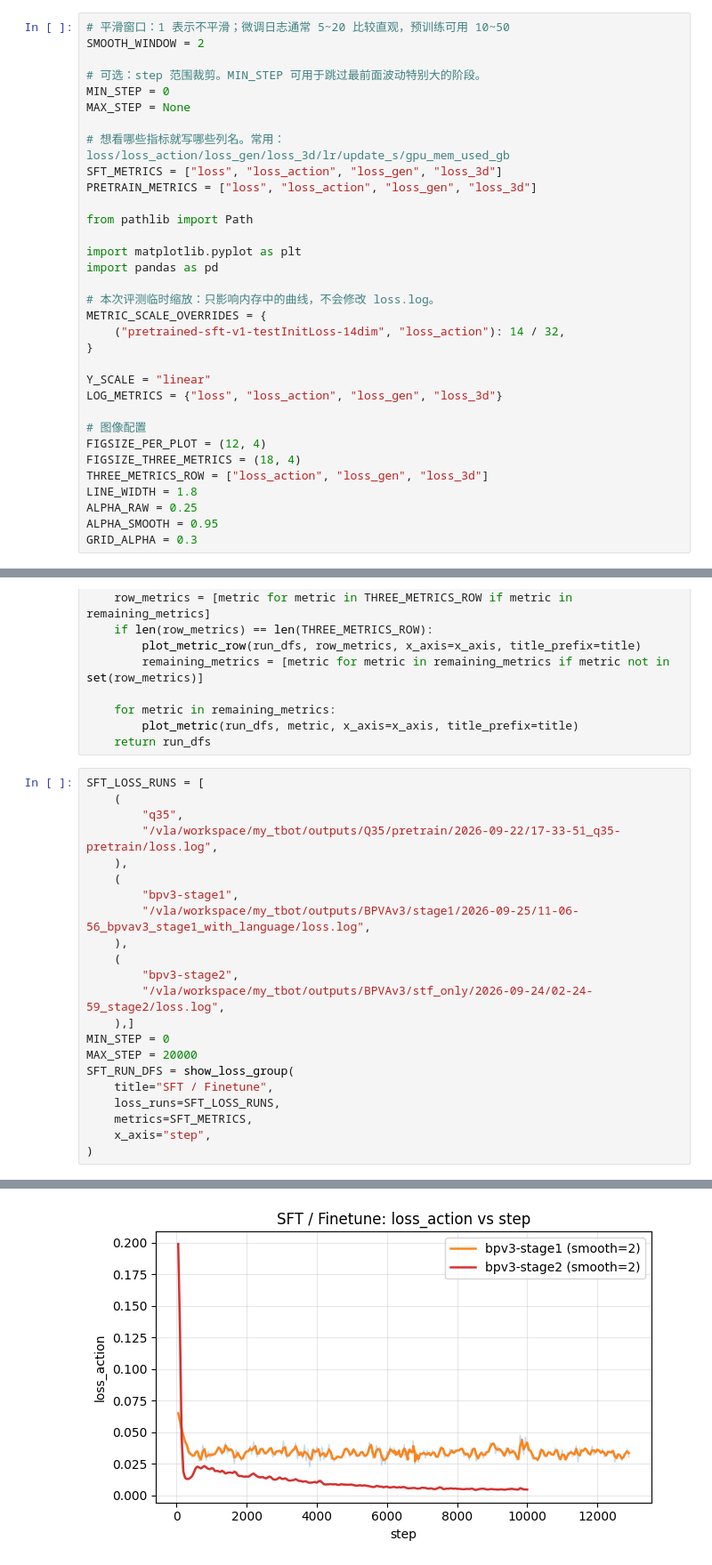
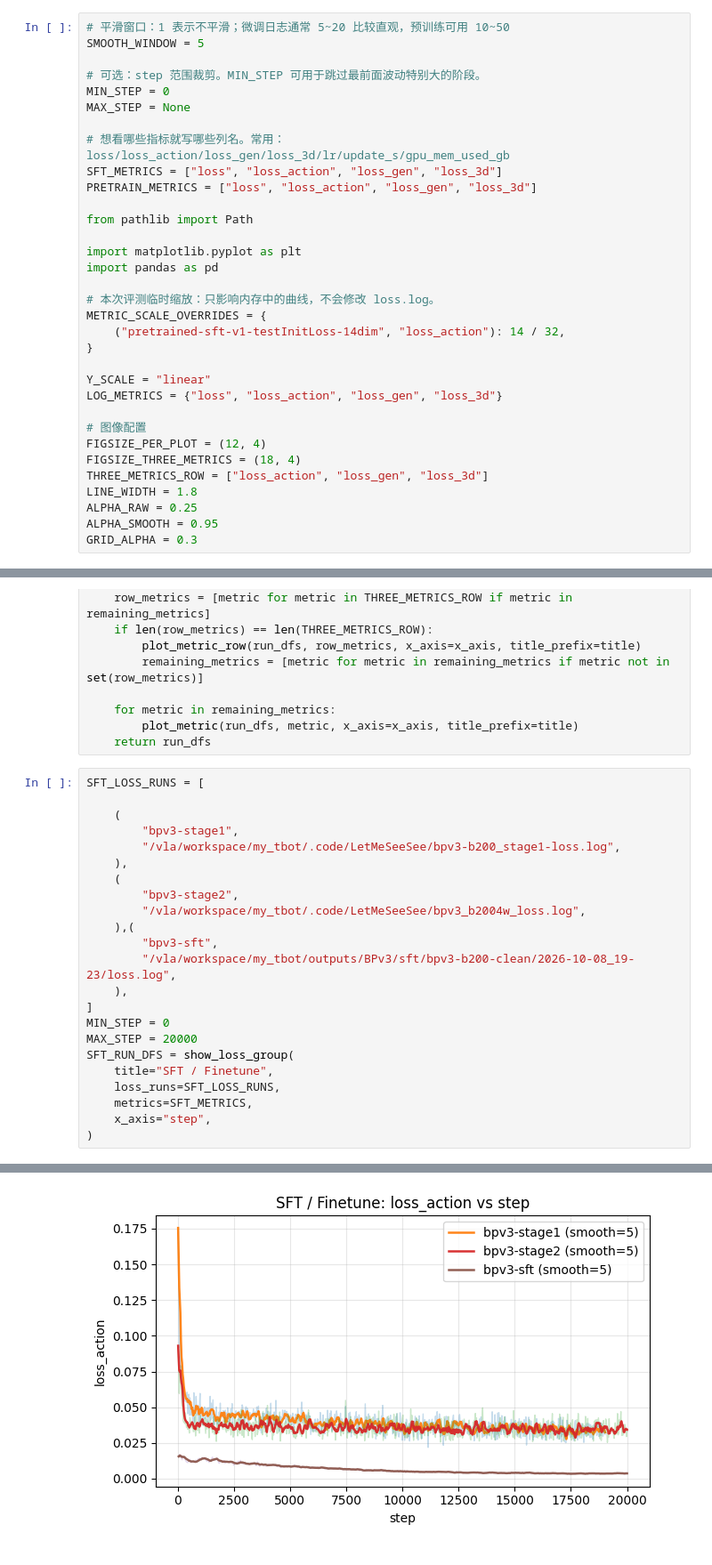
Before and after one commit to kamisala-v587/mytbot, a Jupyter notebook: .code/LetMeSeeSee/loss_read.ipynb, the cells around one changed output, grey strips where cells are left out. Shown at 89% size. Drawn from its saved outputs; the diff is of its cells as text.

```diff
--- a/.code/LetMeSeeSee/loss_read.ipynb
+++ b/.code/LetMeSeeSee/loss_read.ipynb
@@ -11,7 +11,7 @@ Edit only the uppercase constants at the top of the code cell for common use cas
 - `MAX_STEP`: optional cutoff for long runs.
 # %%
 # 平滑窗口：1 表示不平滑；微调日志通常 5~20 比较直观，预训练可用 10~50
-SMOOTH_WINDOW = 2
+SMOOTH_WINDOW = 5
 
 # 可选：step 范围裁剪。MIN_STEP 可用于跳过最前面波动特别大的阶段。
 MIN_STEP = 0
@@ -234,18 +234,19 @@ def show_loss_group(title: str, loss_runs, metrics: list[str], x_axis: str = "st
     return run_dfs
 # %%
 SFT_LOSS_RUNS = [
-    (
-        "q35",
-        "/vla/workspace/my_tbot/outputs/Q35/pretrain/2026-09-22/17-33-51_q35-pretrain/loss.log",
-    ),
+
     (
         "bpv3-stage1",
-        "/vla/workspace/my_tbot/outputs/BPVAv3/stage1/2026-09-25/11-06-56_bpvav3_stage1_with_language/loss.log",
+        "/vla/workspace/my_tbot/.code/LetMeSeeSee/bpv3-b200_stage1-loss.log",
     ),
     (
         "bpv3-stage2",
-        "/vla/workspace/my_tbot/outputs/BPVAv3/stf_only/2026-09-24/02-24-59_stage2/loss.log",
-    ),]
+        "/vla/workspace/my_tbot/.code/LetMeSeeSee/bpv3_b2004w_loss.log",
+    ),(
+        "bpv3-sft",
+        "/vla/workspace/my_tbot/outputs/BPv3/sft/bpv3-b200-clean/2026-10-08_19-23/loss.log",
+    ),
+]
 MIN_STEP = 0
 MAX_STEP = 20000
 SFT_RUN_DFS = show_loss_group(
@@ -270 +270 @@ SFT_RUN_DFS = show_loss_group(
-[figure, old version]
+[figure, new version]
```
Also changed, not shown: parts of 1 cell of this notebook, 56 other files.
